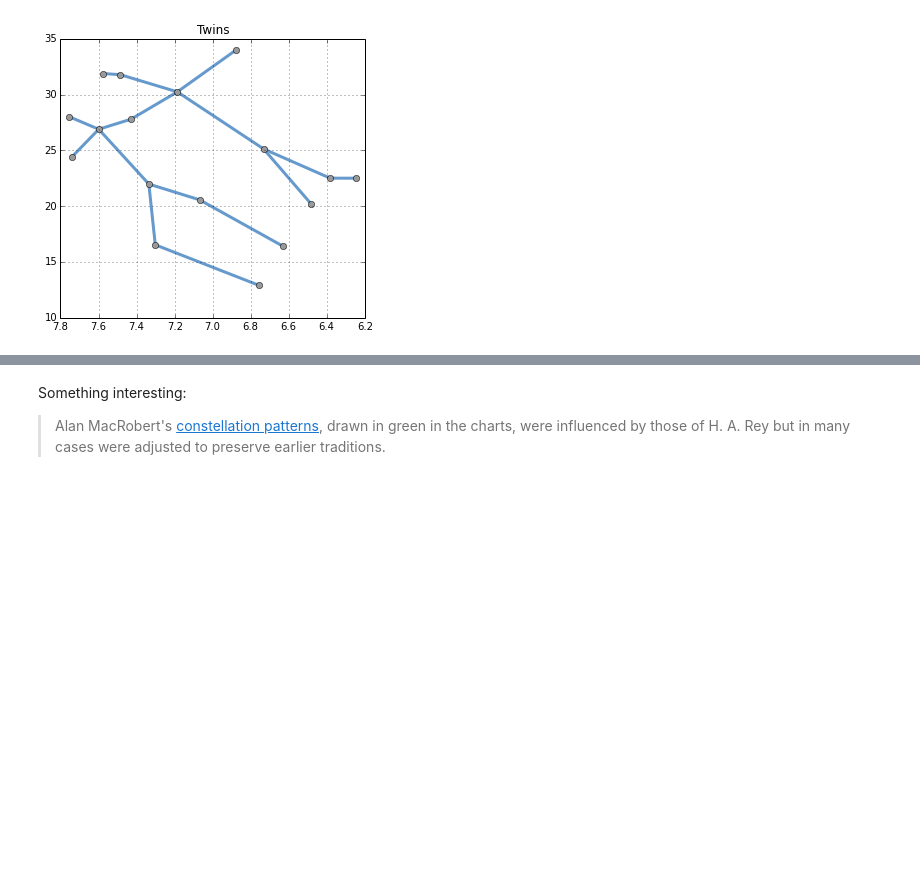
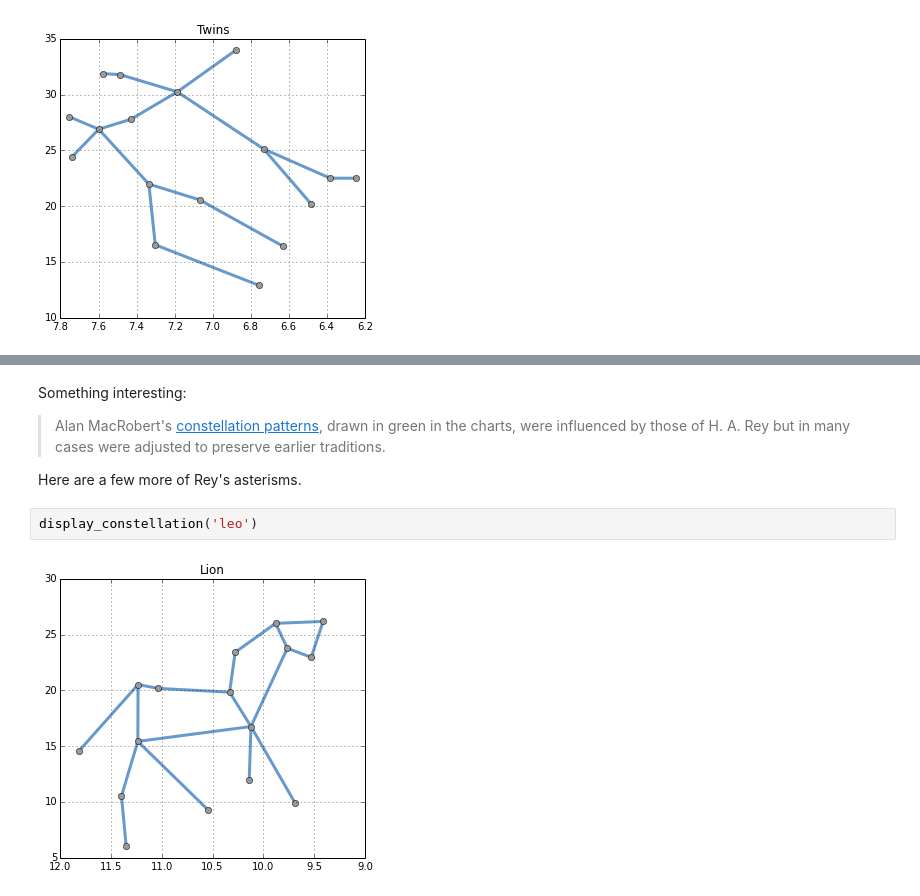
Before and after one commit to dreamalligator/asterisms, a Jupyter notebook: notebooks/curious-asterisms.ipynb, the cells around one changed output, grey strips where cells are left out. Drawn from its saved outputs; the diff is of its cells as text; blank space fills up the shorter version.

```diff
--- a/notebooks/curious-asterisms.ipynb
+++ b/notebooks/curious-asterisms.ipynb
@@ -309,3 +309,9 @@ Missing star 28734.
 Something interesting:
 
 > Alan MacRobert's [constellation patterns](http://www.iau.org/public/themes/constellations/), drawn in green in the charts, were influenced by those of H. A. Rey but in many cases were adjusted to preserve earlier traditions.
+
+Here are a few more of Rey's asterisms.
+# %%
+display_constellation('leo')
+# %% [output]
+[figure, added]
```
Also changed, not shown: parts of 4 cells of this notebook, 1 other file.
